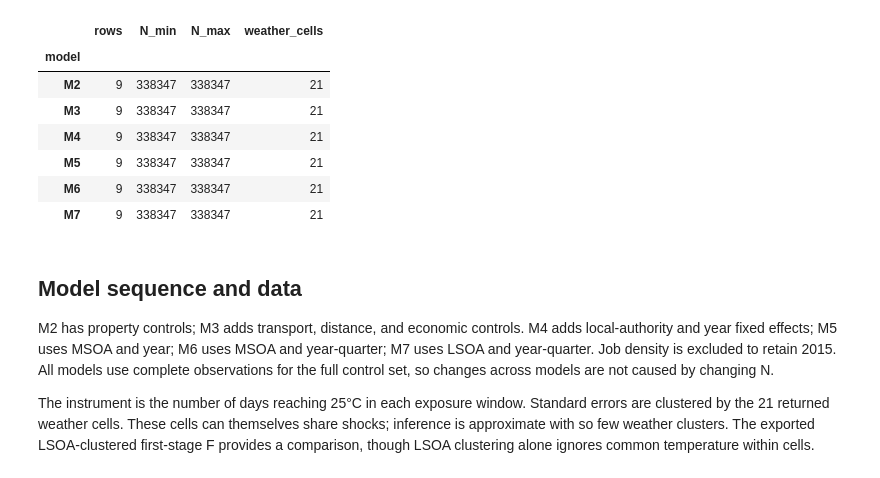
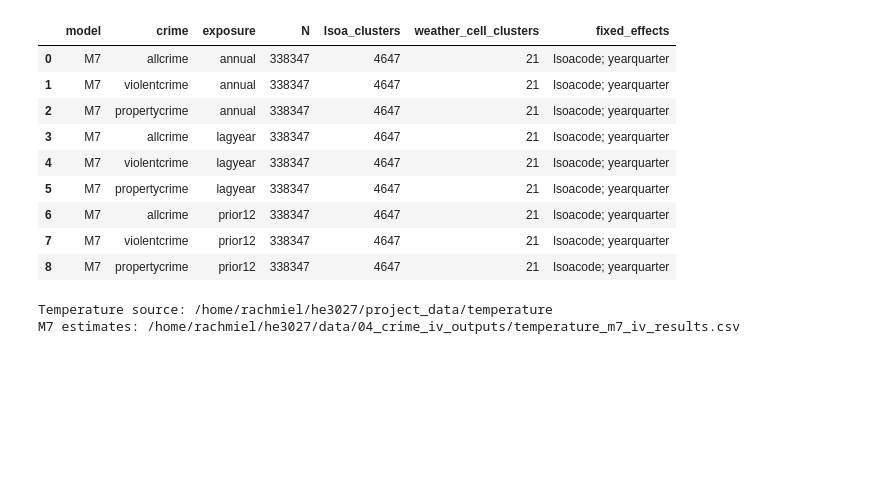
Before and after one commit to rachtrx/he3027, a Jupyter notebook: 04_crime_iv_exploratory.ipynb, the cells around one changed output. Cells and saved outputs as stored; diff of their text form; code cells hidden in the pictures; blank space fills up the shorter version.

```diff
--- a/04_crime_iv_exploratory.ipynb
+++ b/04_crime_iv_exploratory.ipynb
@@ -7,44 +9,46 @@ This exploratory analysis repeats each MPS crime type (all, violent, property) a
 # %%
 from pathlib import Path
 import sys
 import numpy as np
 import pandas as pd
 import matplotlib.pyplot as plt
 from IPython.display import display
 try:
     from google.colab import drive
 except ImportError:
     ROOT = Path.cwd()
 else:
     drive.mount('/content/drive')
     ROOT = Path('/content/drive/MyDrive/HE3027 Project')
 sys.path.insert(0, str(ROOT))
 OUT = ROOT/'data'/'04_crime_iv_outputs'
-RESULT = OUT/'temperature_m2_m7_iv_pilot.csv'
-REESTIMATE = False
-if REESTIMATE or not RESULT.exists():
-    import temperature_iv_sequence
-    temperature_iv_sequence.main()
+SOURCE = ROOT/'project_data'/'temperature'
+RESULT = OUT/'temperature_m7_iv_results.csv'
+# Set True to refit all nine M7 regressions; a missing result is always fitted.
+RUN_MODELS = False
+if RUN_MODELS or not RESULT.exists():
+    from utils.temperature_iv_m7 import main
+    main()
 results = pd.read_csv(RESULT)
-models = [f'M{i}' for i in range(2,8)]
 crimes = ['allcrime','violentcrime','propertycrime']
 timings = ['annual','lagyear','prior12']
+crime_labels = {'allcrime':'All crime','violentcrime':'Violent crime','propertycrime':'Property crime'}
 timing_labels = {'annual':'Current year','lagyear':'Previous year','prior12':'Prior 12 months'}
-crime_labels = {'allcrime':'All crime','violentcrime':'Violent crime','propertycrime':'Property crime'}
-assert len(results)==54 and results[['model','crime','exposure']].drop_duplicates().shape[0]==54
-display(results.groupby('model',sort=False).agg(rows=('crime','size'),N_min=('N','min'),N_max=('N','max'),weather_cells=('weather_cell_clusters','min')))
+assert len(results)==9 and results.model.eq('M7').all()
+assert results[['crime','exposure']].drop_duplicates().shape[0]==9
+display(results[['model','crime','exposure','N','lsoa_clusters','weather_cell_clusters','fixed_effects']])
+print('Temperature source:',SOURCE)
+print('M7 estimates:',RESULT)
 # %% [output]
-|  | rows | N_min | N_max | weather_cells |
-| model |  |  |  |  |
-| M2 | 9 | 338347 | 338347 | 21 |
-| M3 | 9 | 338347 | 338347 | 21 |
-| M4 | 9 | 338347 | 338347 | 21 |
-| M5 | 9 | 338347 | 338347 | 21 |
-| M6 | 9 | 338347 | 338347 | 21 |
-| M7 | 9 | 338347 | 338347 | 21 |
+|  | model | crime | exposure | N | lsoa_clusters | weather_cell_clusters | fixed_effects |
+| 0 | M7 | allcrime | annual | 338347 | 4647 | 21 | lsoacode; yearquarter |
+| 1 | M7 | violentcrime | annual | 338347 | 4647 | 21 | lsoacode; yearquarter |
+| 2 | M7 | propertycrime | annual | 338347 | 4647 | 21 | lsoacode; yearquarter |
+| 3 | M7 | allcrime | lagyear | 338347 | 4647 | 21 | lsoacode; yearquarter |
+| 4 | M7 | violentcrime | lagyear | 338347 | 4647 | 21 | lsoacode; yearquarter |
+| 5 | M7 | propertycrime | lagyear | 338347 | 4647 | 21 | lsoacode; yearquarter |
+| 6 | M7 | allcrime | prior12 | 338347 | 4647 | 21 | lsoacode; yearquarter |
+| 7 | M7 | violentcrime | prior12 | 338347 | 4647 | 21 | lsoacode; yearquarter |
+| 8 | M7 | propertycrime | prior12 | 338347 | 4647 | 21 | lsoacode; yearquarter |
+Temperature source: /home/rachmiel/he3027/project_data/temperature
+M7 estimates: /home/rachmiel/he3027/data/04_crime_iv_outputs/temperature_m7_iv_results.csv
-# %% [markdown]
-## Model sequence and data
-
-M2 has property controls; M3 adds transport, distance, and economic controls. M4 adds local-authority and year fixed effects; M5 uses MSOA and year; M6 uses MSOA and year-quarter; M7 uses LSOA and year-quarter. Job density is excluded to retain 2015. All models use complete observations for the full control set, so changes across models are not caused by changing N.
-
-The instrument is the number of days reaching 25°C in each exposure window. Standard errors are clustered by the 21 returned weather cells. These cells can themselves share shocks; inference is approximate with so few weather clusters. The exported LSOA-clustered first-stage F provides a comparison, though LSOA clustering alone ignores common temperature within cells.
```
Also changed, not shown: parts of 14 cells of this notebook, 36 other files.
